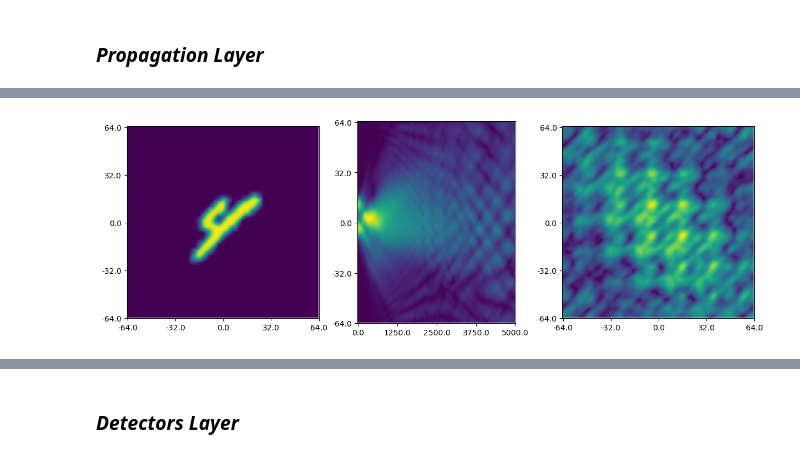
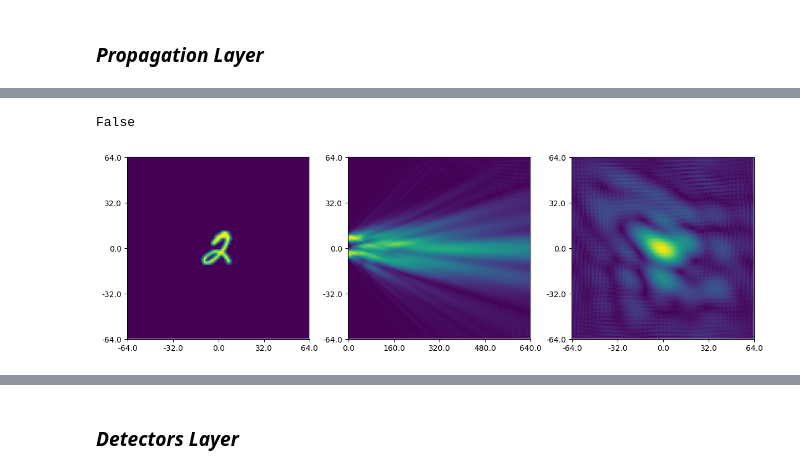
Before and after one commit to Loli-Eternally/D2NN-with-Pytorch, a Jupyter notebook: D2NN-plus.ipynb, the cells around one changed output, grey strips where cells are left out. Saved outputs shown, nothing was run; the diff lists cells and outputs as text; code cells hidden in the pictures.

```diff
--- a/D2NN-plus.ipynb
+++ b/D2NN-plus.ipynb
@@ -24,9 +24,9 @@ Using Device:  cuda
 # %% [markdown]
 ### ***Loading and Viewing Dataset***
 # %%
-BATCH_SIZE = 200
+BATCH_SIZE = 500
 IMG_SIZE = 32
-N_pixels = 64
+N_pixels = 128
 PADDING = (N_pixels - IMG_SIZE) // 2  # 避免边缘信息丢失
 
 # 数据预处理并加载
@@ -99,7 +93,7 @@ class Diffractive(torch.nn.Module):
         super(Diffractive, self).__init__() # 初始化父类
         self.wl = 532e-9
         self.DISCRETIZATION_STEP = 1e-6
-        self.z_step = 5e-5
+        self.z_step = 5e-6
 
         # 以1/d为单位频率，得到一系列频率分量[0, 1, 2, ···, N_pixels/2-1,-N_pixels/2, ···, -1]/(N_pixels*d)。
         fx = torch.fft.fftshift(torch.fft.fftfreq(N_mesh, d = self.DISCRETIZATION_STEP))
@@ -162,0 +163,8 @@ z_max = number_of_z_steps*z_step # z坐标
+# %%
+# 样本首先经过一个传输层，再被送入一个相位板。
+wl = 532e-9
+N_mesh = 128
+DISCRETIZATION_STEP = 1.0e-6 # 网格大小
+z_step = 5e-6 # z方向步长
+number_of_z_steps = 128 # z方向步数
+z_max = number_of_z_steps*z_step # z坐标
@@ -163,30 +176,29 @@ z_max = number_of_z_steps*z_step # z坐标
+# %%
+images_E.requires_grad
+# %% [output]
+False
 # %%
-images_E = torch.sqrt(images_padded)
-
-model = Propagation_Layer().to(device)
-
-field = model(images_E)
-
+# 绘图
 plt.rcParams["figure.figsize"] = (12, 4)
 coord_limit = (N_mesh//2)*DISCRETIZATION_STEP # 建立xy坐标系
 fig, (ax1, ax2, ax3) = plt.subplots(1, 3, layout='constrained')
 
 # input
-XY_field_in = np.abs(field[0, -1])
-ax1.imshow(XY_field_in)
+XY_field_in = torch.abs(field[0, -1])
+ax1.imshow(XY_field_in.cpu().numpy())
 ax1.set_xticks(np.arange(0,N_mesh+1,np.floor(N_mesh/4)), np.round(1e6*np.arange(-coord_limit, 1.1*coord_limit, 0.5*coord_limit), 3))
 ax1.set_yticks(np.arange(0,N_mesh+1,np.floor(N_mesh/4)), np.round(1e6*np.arange(coord_limit, -1.1*coord_limit, -0.5*coord_limit), 3))
 
 # yz cross-section
 YZ_field = torch.abs(field[:, -1, :, N_mesh//2]).T
-ax2.imshow(YZ_field)
+ax2.imshow(YZ_field.cpu().numpy())
 ax2.set_xticks(np.arange(0,number_of_z_steps+1,np.floor(number_of_z_steps/4)), np.round(1e6*np.arange(0, 1.1*z_max, 0.25*z_max), 3))
 ax2.sharey(ax1)
 
-# input
-XY_field_out = np.abs(field[-1, -1])
-ax3.imshow(XY_field_out)
+# output
+XY_field_out = torch.abs(field[-1, -1])
+ax3.imshow(XY_field_out.cpu().numpy())
 ax3.sharex(ax1)
 ax3.sharey(ax1)
 # %% [output]
-[figure, old version]
+[figure, new version]
```
Also changed, not shown: parts of 35 cells of this notebook.
